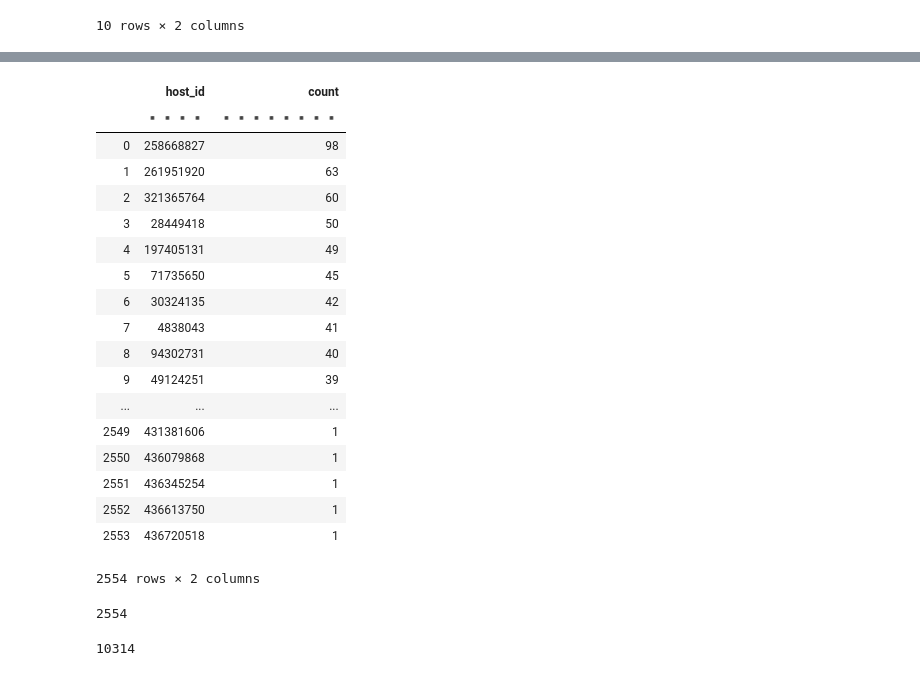
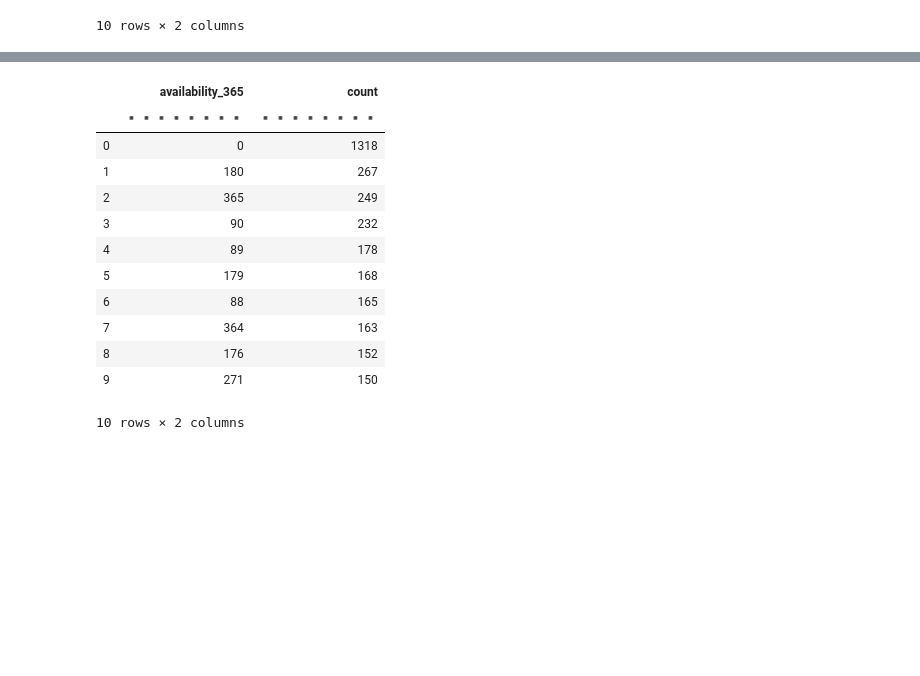
Before and after one commit to allhanz/AirBNB_data_analysis, a Jupyter notebook: data_analysis.ipynb, the cells around one changed output, grey strips where cells are left out. Saved outputs shown, nothing was run; the diff lists cells and outputs as text; code cells hidden in the pictures; blank space fills up the shorter version.

```diff
--- a/data_analysis.ipynb
+++ b/data_analysis.ipynb
@@ -553,33 +572,18 @@ tokyo_listings_dt[:,count(),by(f.availability_365)]
 # %%
-
-tokyo_list_count=tokyo_listings_dt[:,count(),by(f["host_id"])]
-tokyo_list_count_sorted=tokyo_list_count[:,:,sort(-f["count"])]
-tokyo_list_count_sorted
+available_days_count=tokyo_listings_dt[:,count(),by(f.availability_365)]
+available_days_count_sorted=available_days_count[:,:,sort(-f.count)]
+available_days_count_sorted.head()
 # %% [output]
-|  | host_id | count |
-|  | ▪▪▪▪ | ▪▪▪▪▪▪▪▪ |
-| 0 | 258668827 | 98 |
-| 1 | 261951920 | 63 |
-| 2 | 321365764 | 60 |
-| 3 | 28449418 | 50 |
-| 4 | 197405131 | 49 |
-| 5 | 71735650 | 45 |
-| 6 | 30324135 | 42 |
-| 7 | 4838043 | 41 |
-| 8 | 94302731 | 40 |
-| 9 | 49124251 | 39 |
-| ... | ... | ... |
-| 2549 | 431381606 | 1 |
-| 2550 | 436079868 | 1 |
-| 2551 | 436345254 | 1 |
-| 2552 | 436613750 | 1 |
-| 2553 | 436720518 | 1 |
+|  | availability_365 | count |
+|  | ▪▪▪▪▪▪▪▪ | ▪▪▪▪▪▪▪▪ |
+| 0 | 0 | 1318 |
+| 1 | 180 | 267 |
+| 2 | 365 | 249 |
+| 3 | 90 | 232 |
+| 4 | 89 | 178 |
+| 5 | 179 | 168 |
+| 6 | 88 | 165 |
+| 7 | 364 | 163 |
+| 8 | 176 | 152 |
+| 9 | 271 | 150 |
-2554 rows × 2 columns
+10 rows × 2 columns
-# %%
-len(set(tokyo_listings_dt["host_id"].to_list()[0]))
-# %% [output]
-2554
-# %%
-np.sum(tokyo_list_count_sorted["count"].to_list()[0])
-# %% [output]
-10314
```
Also changed, not shown: parts of 45 cells of this notebook, 10 other files.
